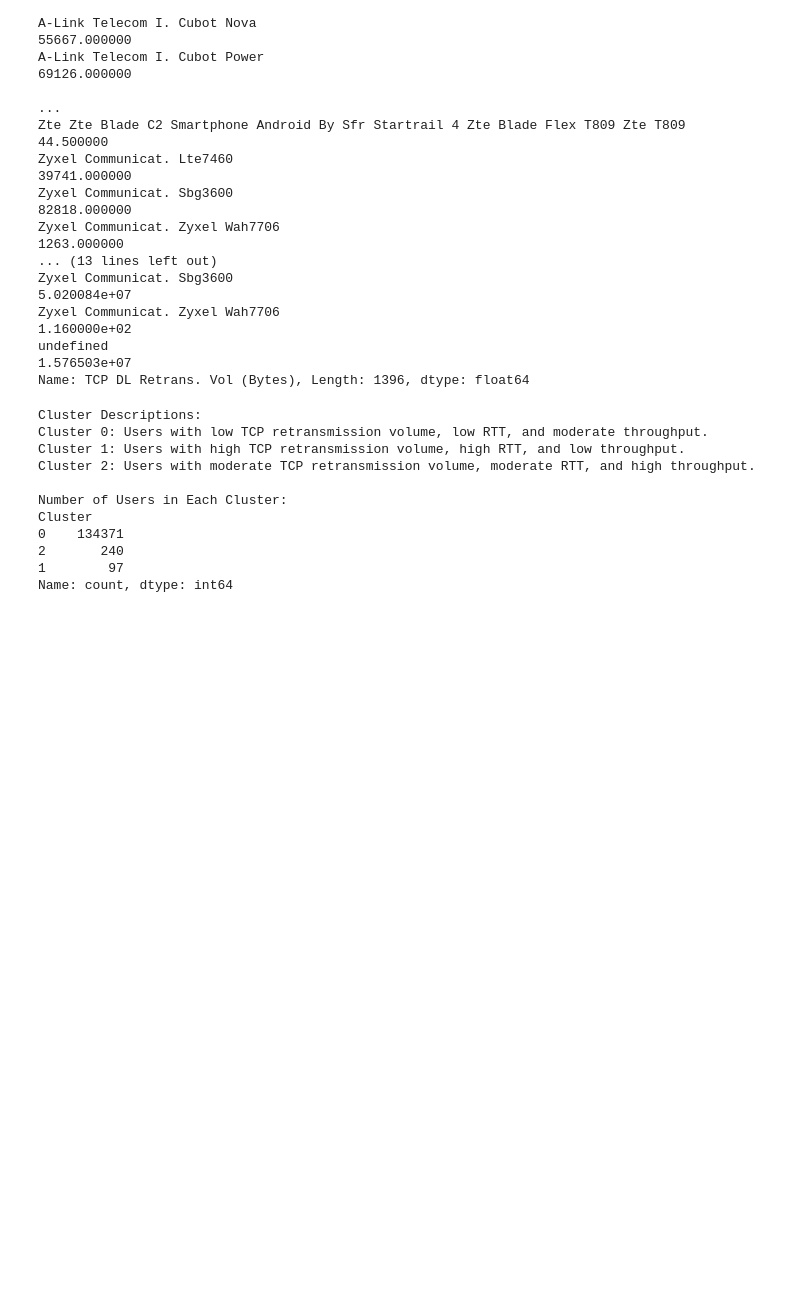
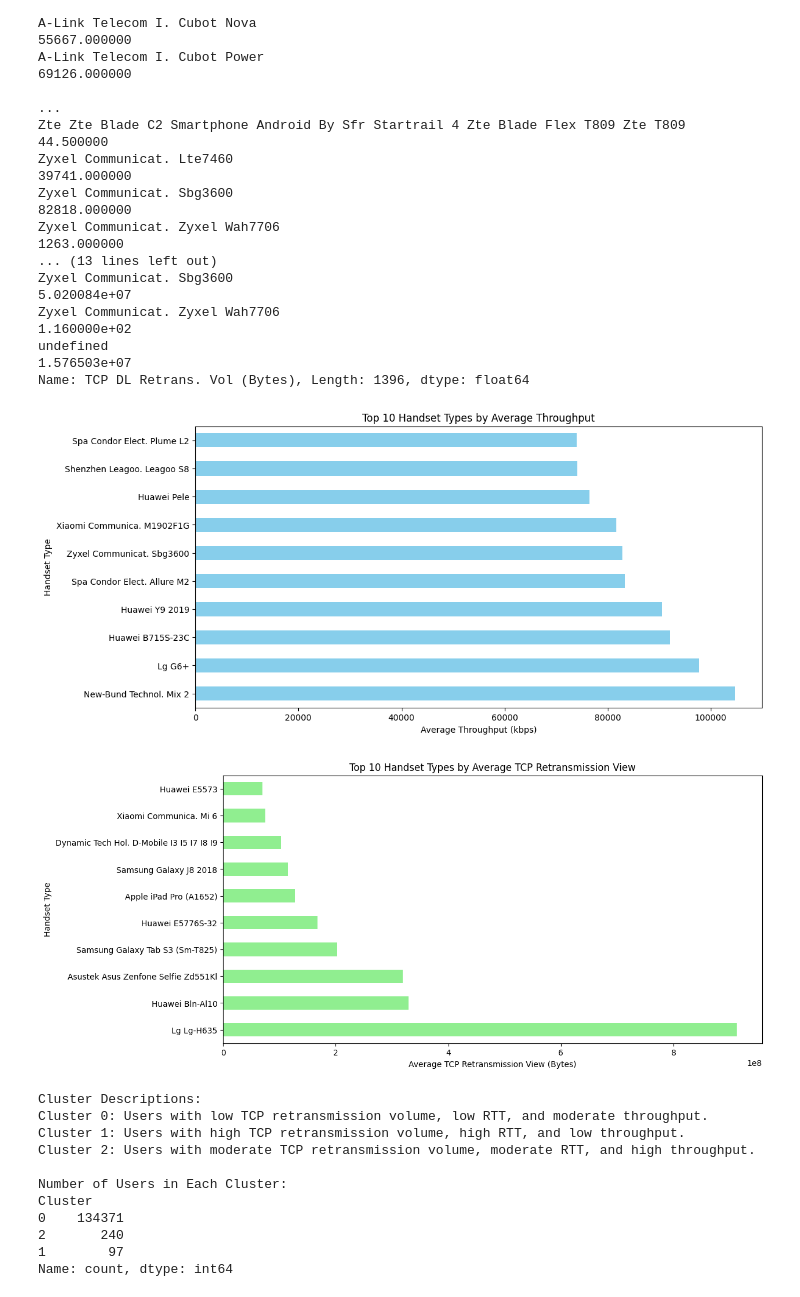
Before and after one commit to kiraassefa19/week-two, a Jupyter notebook: notebooks/experience_analytics.ipynb, the cells around one changed output. Drawn from its saved outputs; the diff is of its cells as text; code cells hidden in the pictures; blank space fills up the shorter version.

```diff
--- a/notebooks/experience_analytics.ipynb
+++ b/notebooks/experience_analytics.ipynb
@@ -160,6 +160,33 @@ Zyxel Communicat. Sbg3600
 Zyxel Communicat. Zyxel Wah7706                                                        1.160000e+02
 undefined                                                                              1.576503e+07
 Name: TCP DL Retrans. Vol (Bytes), Length: 1396, dtype: float64
+# %%
+import matplotlib.pyplot as plt
+
+# Top N handset types for average throughput
+top_n_throughput = average_throughput_per_handset.nlargest(10)
+
+# Top N handset types for average TCP retransmission view
+top_n_TCP_retransmission = average_TCP_retransmission_per_handset.nlargest(10)
+
+# Plotting the top N handset types for average throughput
+plt.figure(figsize=(12, 6))
+top_n_throughput.plot(kind="barh", color="skyblue")
+plt.xlabel("Average Throughput (kbps)")
+plt.ylabel("Handset Type")
+plt.title("Top 10 Handset Types by Average Throughput")
+plt.show()
+
+# Plotting the top N handset types for average TCP retransmission view
+plt.figure(figsize=(12, 6))
+top_n_TCP_retransmission.plot(kind="barh", color="lightgreen")
+plt.xlabel("Average TCP Retransmission View (Bytes)")
+plt.ylabel("Handset Type")
+plt.title("Top 10 Handset Types by Average TCP Retransmission View")
+plt.show()
+# %% [output]
+[figure, added]
+[figure, added]
 # %%
 # Task 3.4 - Perform k-means clustering to segment users into groups of experiences
 
```
Also changed, not shown: parts of 1 cell of this notebook, 3 other files.
